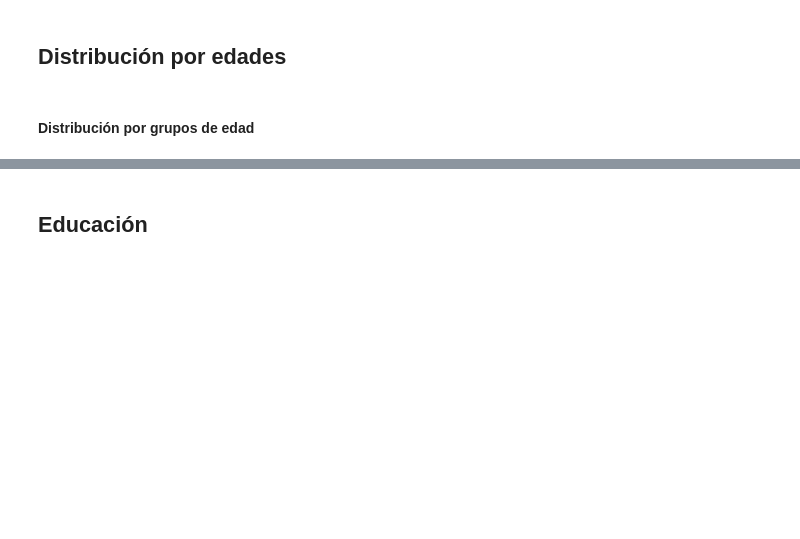
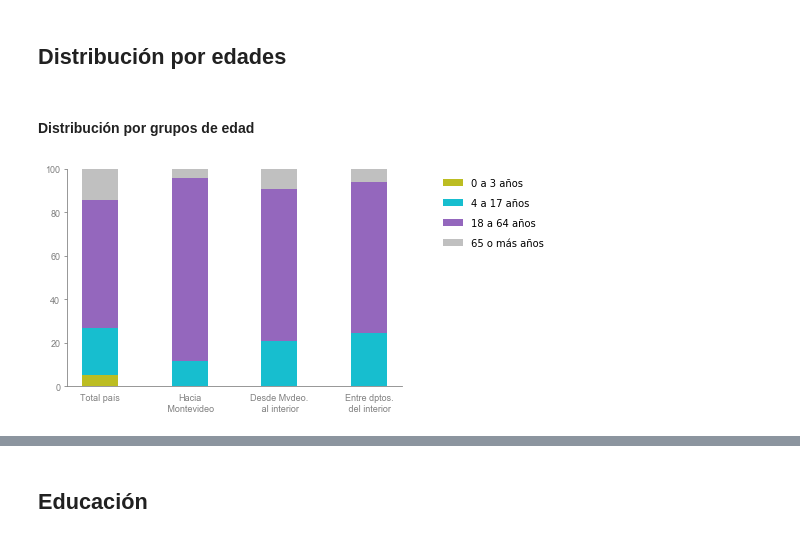
Before and after one commit to guillermodangelo/tesis, a Jupyter notebook: 02-eda.ipynb, the cells around one changed output, grey strips where cells are left out. Cells and saved outputs as stored; diff of their text form; code cells hidden in the pictures; blank space fills up the shorter version.

```diff
--- a/02-eda.ipynb
+++ b/02-eda.ipynb
@@ -346,42 +351,40 @@ colors = 'tab:olive', 'tab:cyan', 'tab:purple', 'silver'
 # mínimo y máximo de ejes
 plt.ylim(0, 100)
 
 # controla el intervalo de etiquetas en los ticks del eje Y
 # plt.yticks(np.arange(0, 101, 25))
 
 # enlista los fondos calculados con la función get_bottoms
 _bottoms = get_bottoms(grupos_edad_t)
 
 # grafica
 p = [plt.bar(ind, grupos_edad_t[i], width=bars_width, color=colors[i], bottom=_bottoms[i]) for i in range(4)]
 
-# oculta spines
-[ax.spines[x].set_visible(False) for x in ["top", "right"]]
+format_spines(color_spines)
+format_ticks(labels_extended, color_spines)
 
 # labels
-plt.xticks(ind, labels_extended)
+# plt.xticks(ind, labels_extended, color=color_spines)
 
 _labels = ['0 a 3 años',
            '4 a 17 años',
            '18 a 64 años',
            '65 o más años']
-
-# oculta ticks en eje x
-plt.tick_params(axis='x', bottom=False, labelbottom=True)
 
 # leyenda
 plt.legend((p[0], p[1], p[2], p[3]),
            _labels,
            bbox_to_anchor=(1.45, 1),
            loc='upper right',
            frameon=False,
            labelspacing=1)
 
-plt.savefig('mapas_graficas/eda_004_dist_grupos_edad.pdf',
-             bbox_inches= 'tight',
-             metadata= metadatos_figs)
+
+save_chart('eda_004_dist_grupos_edad.pdf')
 
 plt.show()
+# %% [output]
+[figure, added]
 # %%
 # GRUPOS DE 0 a 3 años', '4 a 17 años', '18 a 64 años', '65 o más años'
 grupos_dependencia = [grupos_de_dependencia(x, 'PERNA01')  for x in lista_dfs_censo]
```
Also changed, not shown: parts of 11 cells of this notebook, 10 other files.
